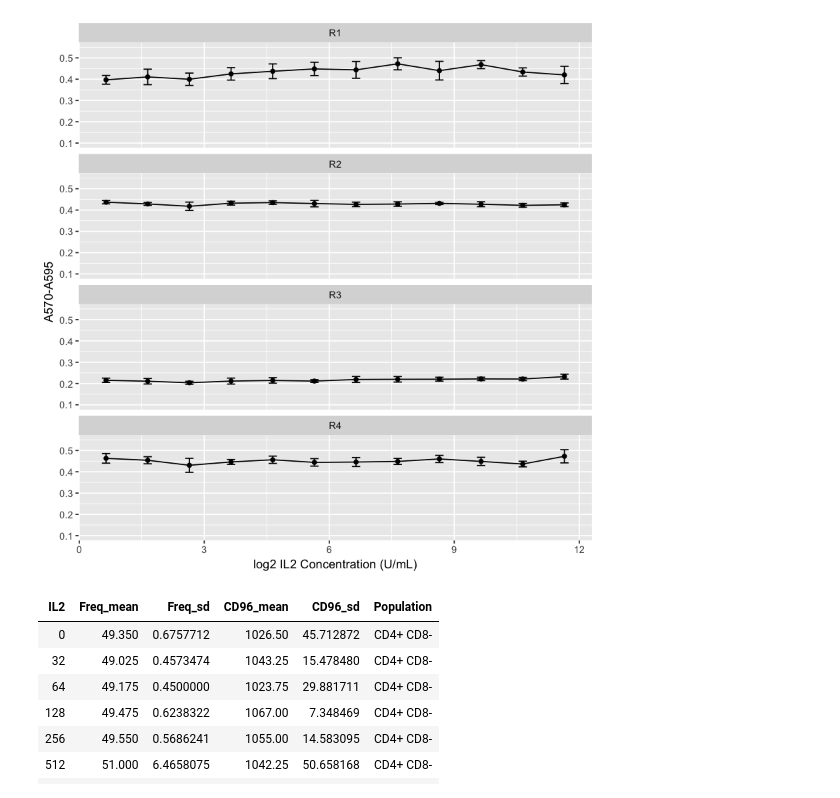
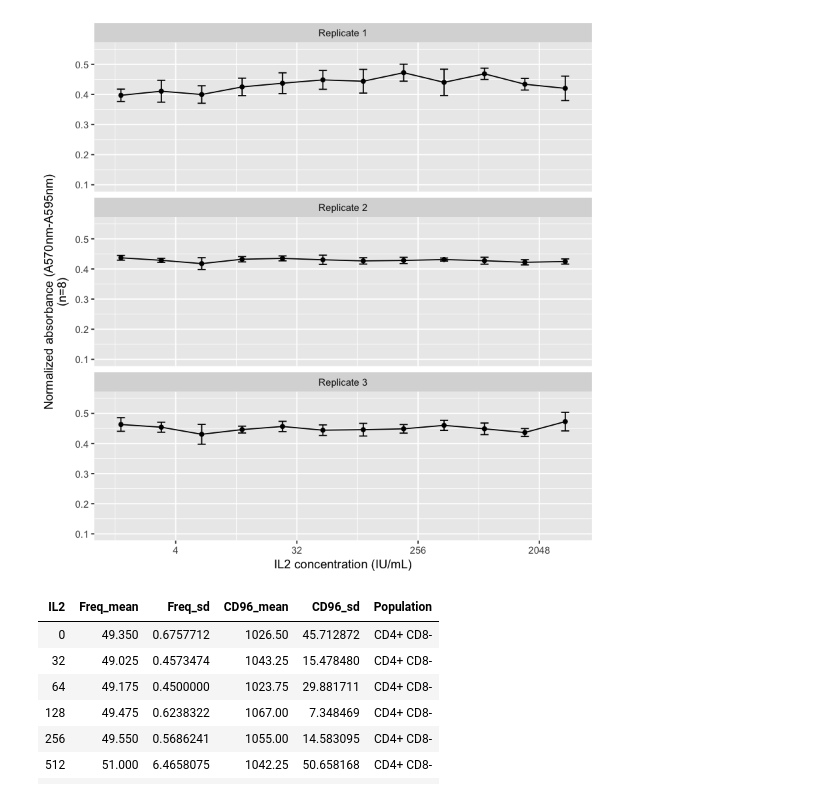
Before and after one commit to hammerlab/t-cell-guide, a Jupyter notebook: analyses/il2-titration/IL2 titration results from multiple assays.ipynb, the cells around one changed output. Drawn from its saved outputs; the diff is of its cells as text; code cells hidden in the pictures.

Commit message:
update IL2 figures

```diff
--- a/analyses/il2-titration/IL2 titration results from multiple assays.ipynb
+++ b/analyses/il2-titration/IL2 titration results from multiple assays.ipynb
@@ -26,37 +9,41 @@ read_tsv(
     'il2-resazurin.tsv',
     col_types=cols(
         `Row`=col_factor(levels=LETTERS[1:8]),
         `Replicate`=col_factor(paste("R", 1:4, sep="")),
         .default=col_double()
     )
 ) %>%
+filter(`Replicate` != "R3") %>%
+mutate(`Replicate` = factor(`Replicate`, labels=c("Replicate 1", "Replicate 2", "Replicate 3"))) %>%
 gather(
     key="Column",
     value="A570-A595",
     `C1`:`C12`,
     factor_key=TRUE
 ) %>%
 group_by(`Column`, `Replicate`) %>%
 summarize(
     `Abs_mean`=mean(`A570-A595`),
     `Abs_sd`=sd(`A570-A595`)
 ) %>%
 mutate(
-    `IL2_conc`=log2(3200 / (2 ^ (as.integer(`Column`) - 1)))
+    `IL2_conc`=3200 / (2 ^ (as.integer(`Column`) - 1))
 ) %>%
 ggplot(aes(x=`IL2_conc`, y=`Abs_mean`, group=`Replicate`)) +
     geom_point() +
     geom_line() +
     geom_errorbar(
         aes(ymin=`Abs_mean`-`Abs_sd`, ymax=`Abs_mean`+`Abs_sd`),
         width=.2
     ) +
     facet_wrap(~`Replicate`, ncol=1) +
-    xlab('log2 IL2 Concentration (U/mL)') +
     ylab('A570-A595') +
-    ylim(0.1, .55)
+    ylim(0.1, .55) +
+    scale_x_continuous(trans='log2') +
+    xlab('IL2 concentration (IU/mL)') +
+    ylab('Normalized absorbance (A570nm-A595nm)\n(n=8)')
 # %% [output]
-[figure, old version]
+[figure, new version]
 # %%
 il2_grp <-
     read_csv(
```
Also changed, not shown: parts of 12 cells of this notebook.
